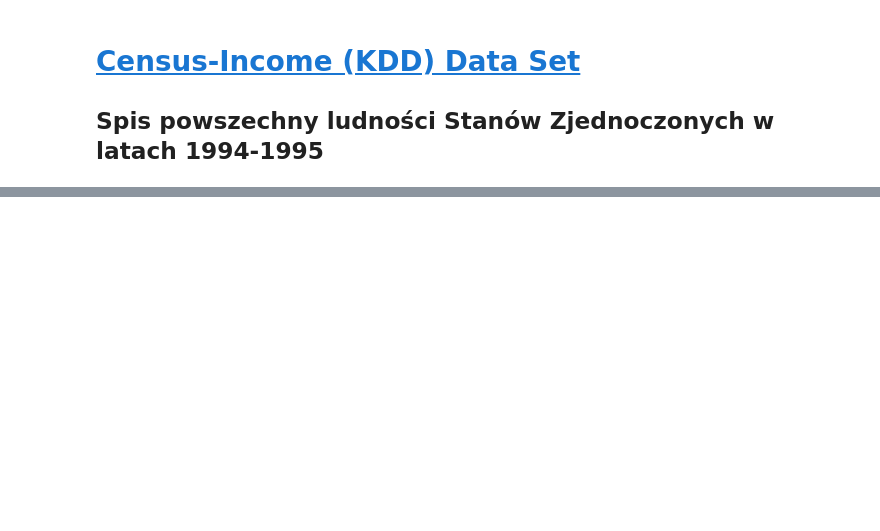
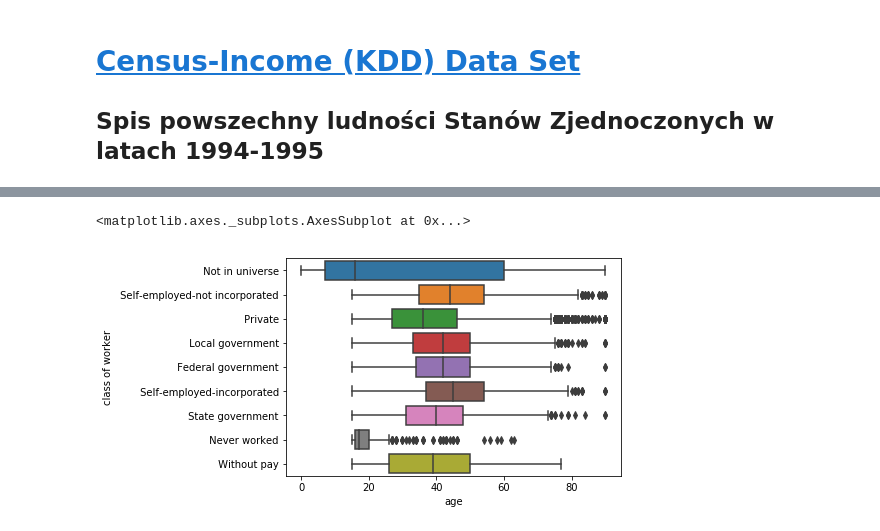
Before and after one commit to huntekah/Warsztaty_Big_Data_Allegro_Lidl, a Jupyter notebook: Warsztaty_Big_Data_Allegro_Lidl.ipynb, the cells around one changed output, grey strips where cells are left out. Saved outputs shown, nothing was run; the diff lists cells and outputs as text; code cells hidden in the pictures; blank space fills up the shorter version.

```diff
--- a/Warsztaty_Big_Data_Allegro_Lidl.ipynb
+++ b/Warsztaty_Big_Data_Allegro_Lidl.ipynb
@@ -34,0 +37,5 @@ data
+# %%
+sns.boxplot(x = "age", y = "class of worker", data = data)
+# %% [output]
+<matplotlib.axes._subplots.AxesSubplot at 0x...>
+[figure, added]
```
Also changed, not shown: parts of 4 cells of this notebook, 1 other file.
